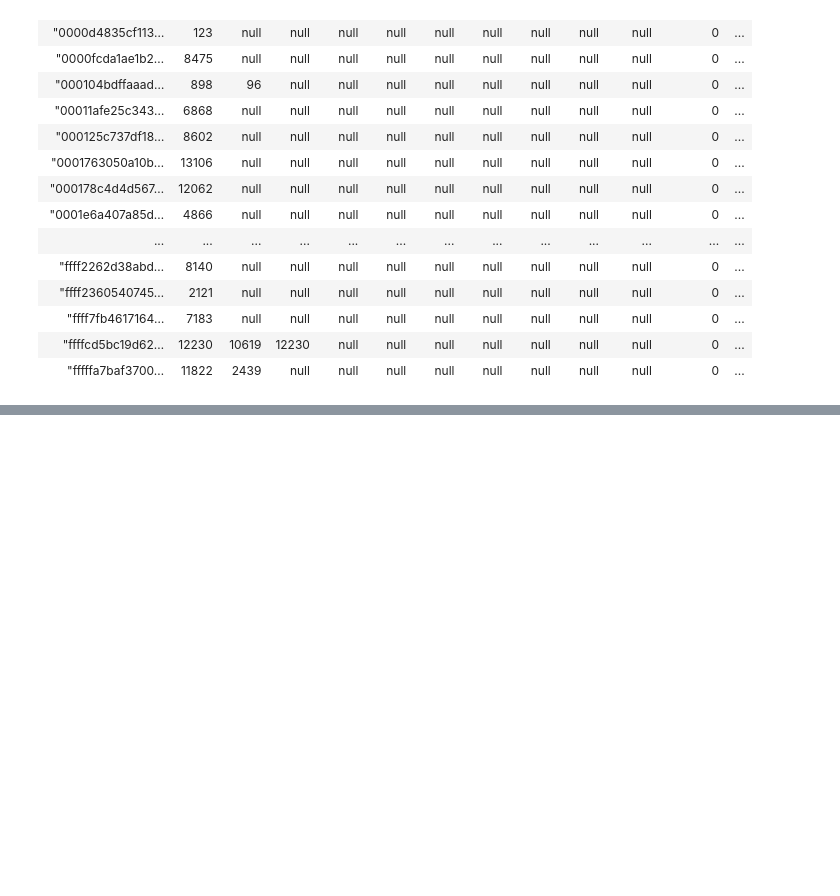
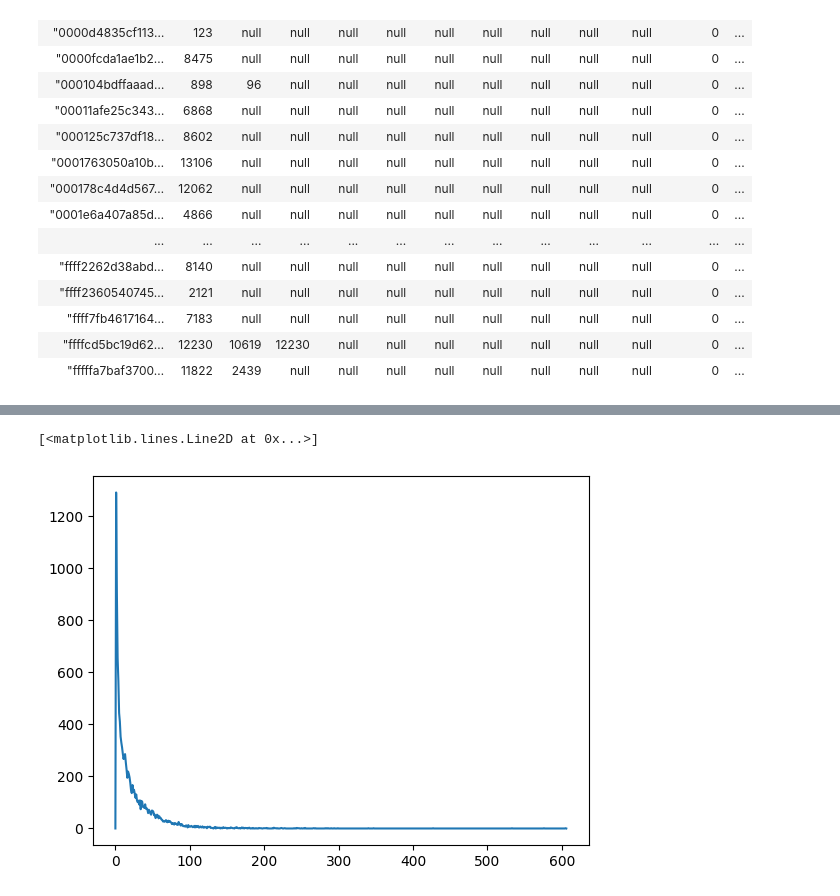
Before and after one commit to morim3/atmacup16, a Jupyter notebook: eda/20231210_area_map.ipynb, the cells around one changed output, grey strips where cells are left out. Drawn from its saved outputs; the diff is of its cells as text; code cells hidden in the pictures; blank space fills up the shorter version.

```diff
--- a/eda/20231210_area_map.ipynb
+++ b/eda/20231210_area_map.ipynb
@@ -150,0 +160,5 @@ shape: (288_698, 131)
+# %%
+plt.plot(train_label.group_by("yad_no").count()["count"].hist()["count_count"])
+# %% [output]
+[<matplotlib.lines.Line2D at 0x...>]
+[figure, added]
```
Also changed, not shown: parts of 7 cells of this notebook, 9 other files.
